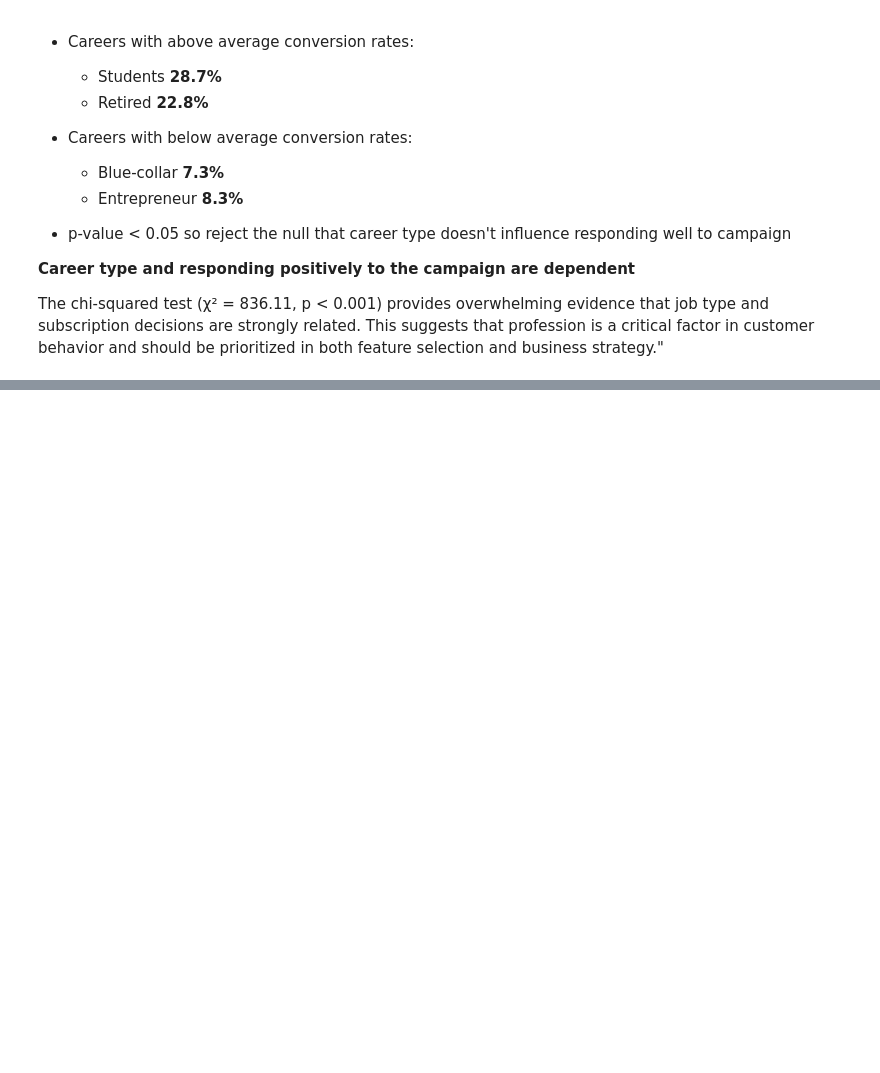
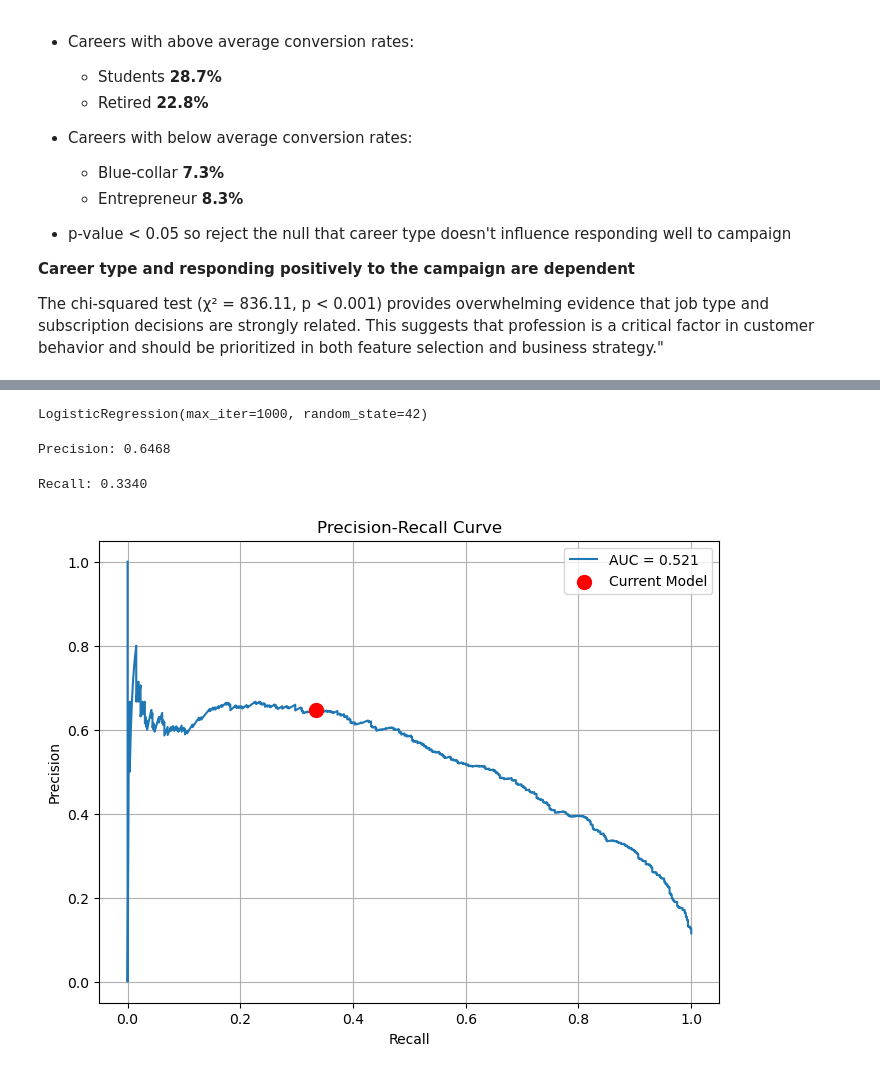
Before and after one commit to lucas-ben/mba-business-analytics, a Jupyter notebook: courses/machine-learning/Assignment 1/Bank Marketing Data/assignment_1.ipynb, the cells around one changed output, grey strips where cells are left out. Cells and saved outputs as stored; diff of their text form; code cells hidden in the pictures; blank space fills up the shorter version.

```diff
--- a/courses/machine-learning/Assignment 1/Bank Marketing Data/assignment_1.ipynb
+++ b/courses/machine-learning/Assignment 1/Bank Marketing Data/assignment_1.ipynb
@@ -173,0 +215,35 @@ The chi-squared test (χ² = 836.11, p < 0.001) provides overwhelming evidence t
+# %%
+lr_baseline = LogisticRegression(max_iter=1000,
+                                random_state=42,
+                                )
+lr_baseline.fit(X_train_scaled, y_train)
+# %% [output]
+LogisticRegression(max_iter=1000, random_state=42)
+# %%
+pred = lr_baseline.predict(X_test_scaled)
+pred_proba = lr_baseline.predict_proba(X_test_scaled)[:, 1]
+# %%
+precision = precision_score(y_test, pred)
+print(f"\nPrecision: {precision:.4f}")
+# %% [output]
+Precision: 0.6468
+# %%
+recall = recall_score(y_test, pred)
+print(f"\nRecall: {recall:.4f}")
+# %% [output]
+Recall: 0.3340
+# %%
+precision_curve, recall_curve, thresholds = precision_recall_curve(y_test, pred_proba)
+pr_auc = auc(recall_curve, precision_curve)
+
+plt.figure(figsize=(8, 6))
+plt.plot(recall_curve, precision_curve, label=f'AUC = {pr_auc:.3f}')
+plt.scatter(recall, precision, color='red', s=100, zorder=5, label='Current Model')
+plt.xlabel('Recall')
+plt.ylabel('Precision')
+plt.title('Precision-Recall Curve')
+plt.legend()
+plt.grid(True)
+plt.show()
+# %% [output]
+[figure, added]
```
Also changed, not shown: parts of 8 cells of this notebook.
